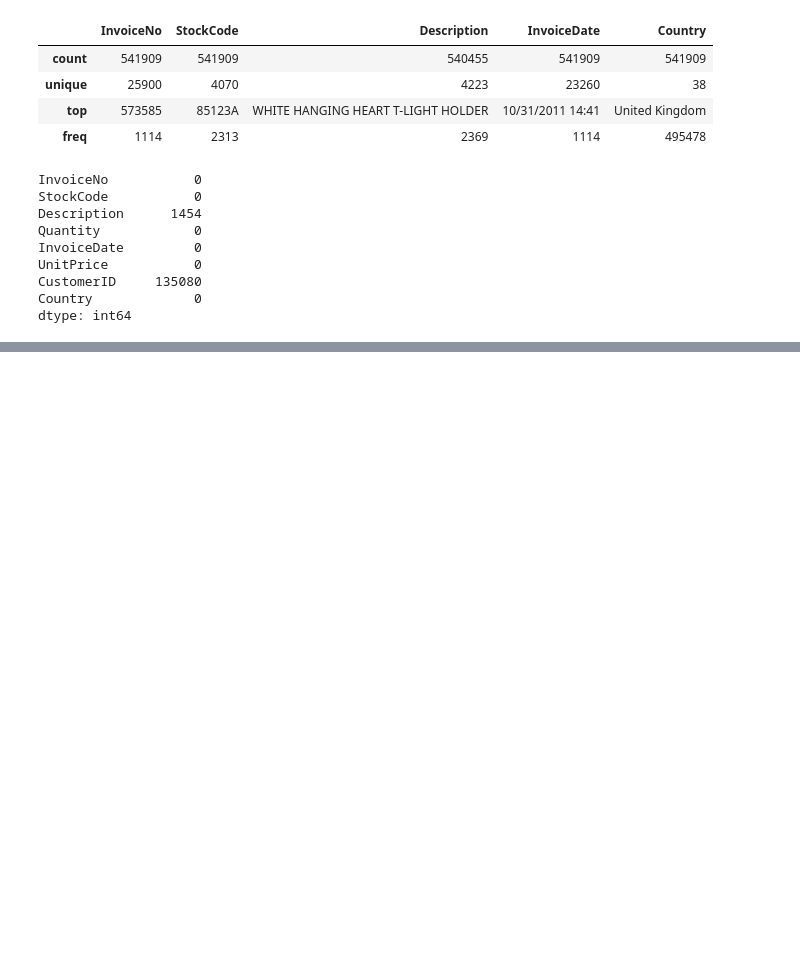
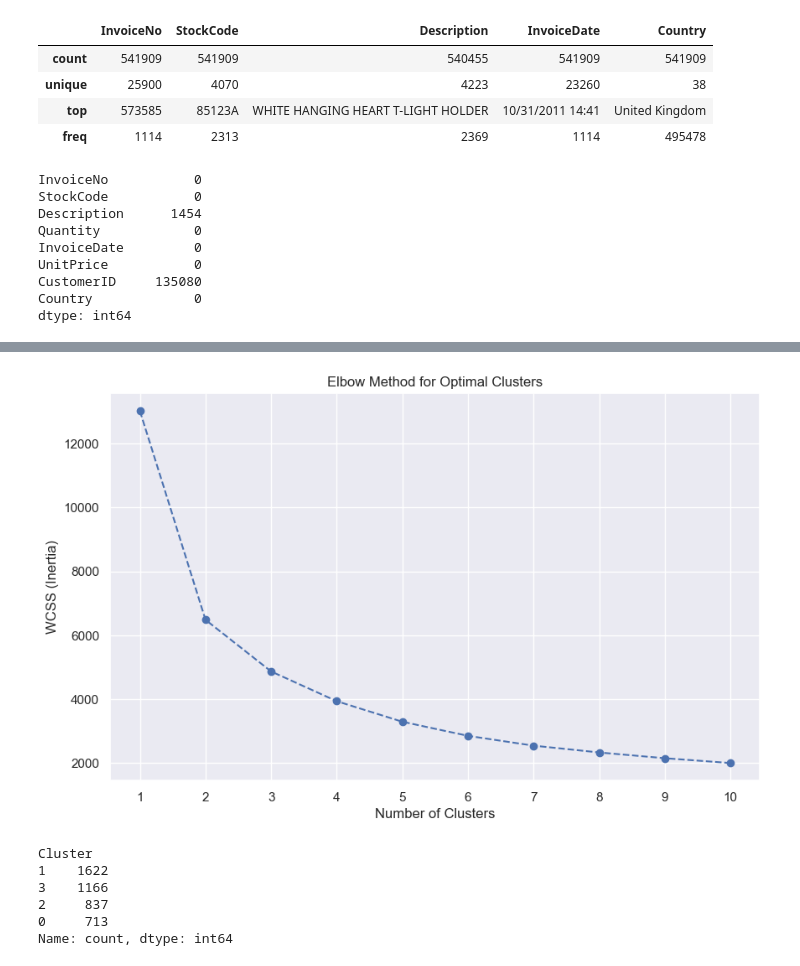
Before and after one commit to AhammedSameer46/AI-Powered-E-commerce-Customer-Intelligence-System, a Jupyter notebook: notebook/train.ipynb, the cells around one changed output, grey strips where cells are left out. Saved outputs shown, nothing was run; the diff lists cells and outputs as text; code cells hidden in the pictures; blank space fills up the shorter version.

Commit message:
ADEED PLOTTING

```diff
--- a/notebook/train.ipynb
+++ b/notebook/train.ipynb
@@ -87,0 +105,5 @@ dtype: int64
+# %%
+df['YearMonth'] = df['InvoiceDate'].dt.to_period('M')
+df['Month'] = df['InvoiceDate'].dt.month
+df['DayOfWeek'] = df['InvoiceDate'].dt.day_name()
+df['Hour'] = df['InvoiceDate'].dt.hour
@@ -87,0 +153,59 @@ dtype: int64
+# %%
+import numpy as np
+from sklearn.preprocessing import StandardScaler
+
+# 1. Handle zeroes for log transformation by adding 1
+rfm_log = rfm_matrix[['Recency', 'Frequency', 'Monetary']].copy()
+rfm_log = np.log(rfm_log + 1)
+
+# 2. Standardize the scales
+scaler = StandardScaler()
+rfm_scaled = scaler.fit_transform(rfm_log)
+
+# Convert back to dataframe for easier handling
+import pandas as pd
+rfm_scaled_df = pd.DataFrame(rfm_scaled, index=rfm_matrix.index, columns=rfm_log.columns)
+# %%
+from sklearn.cluster import KMeans
+import matplotlib.pyplot as plt
+import seaborn as sns
+
+# Set the visual theme
+sns.set_theme(style="darkgrid")
+
+wcss = []
+k_range = range(1, 11)
+
+# Calculate WCSS for 1 to 10 clusters
+for k in k_range:
+    kmeans = KMeans(n_clusters=k, random_state=42, n_init=10)
+    kmeans.fit(rfm_scaled_df)
+    wcss.append(kmeans.inertia_)
+
+# Plot the results
+plt.figure(figsize=(10, 6))
+plt.plot(k_range, wcss, marker='o', linestyle='--', color='b')
+plt.title('Elbow Method for Optimal Clusters')
+plt.xlabel('Number of Clusters')
+plt.ylabel('WCSS (Inertia)')
+plt.xticks(k_range)
+plt.show()
+# %% [output]
+[figure, added]
+# %%
+# Initialize and fit K-Means with k=4
+kmeans = KMeans(n_clusters=4, random_state=42, n_init=10)
+kmeans.fit(rfm_scaled_df)
+
+# Assign the cluster labels to the original (unscaled) RFM dataframe
+rfm_matrix['Cluster'] = kmeans.labels_
+
+# Display the size of each cluster
+print(rfm_matrix['Cluster'].value_counts())
+# %% [output]
+Cluster
+1    1622
+3    1166
+2     837
+0     713
+Name: count, dtype: int64
```
Also changed, not shown: parts of 12 cells of this notebook.
